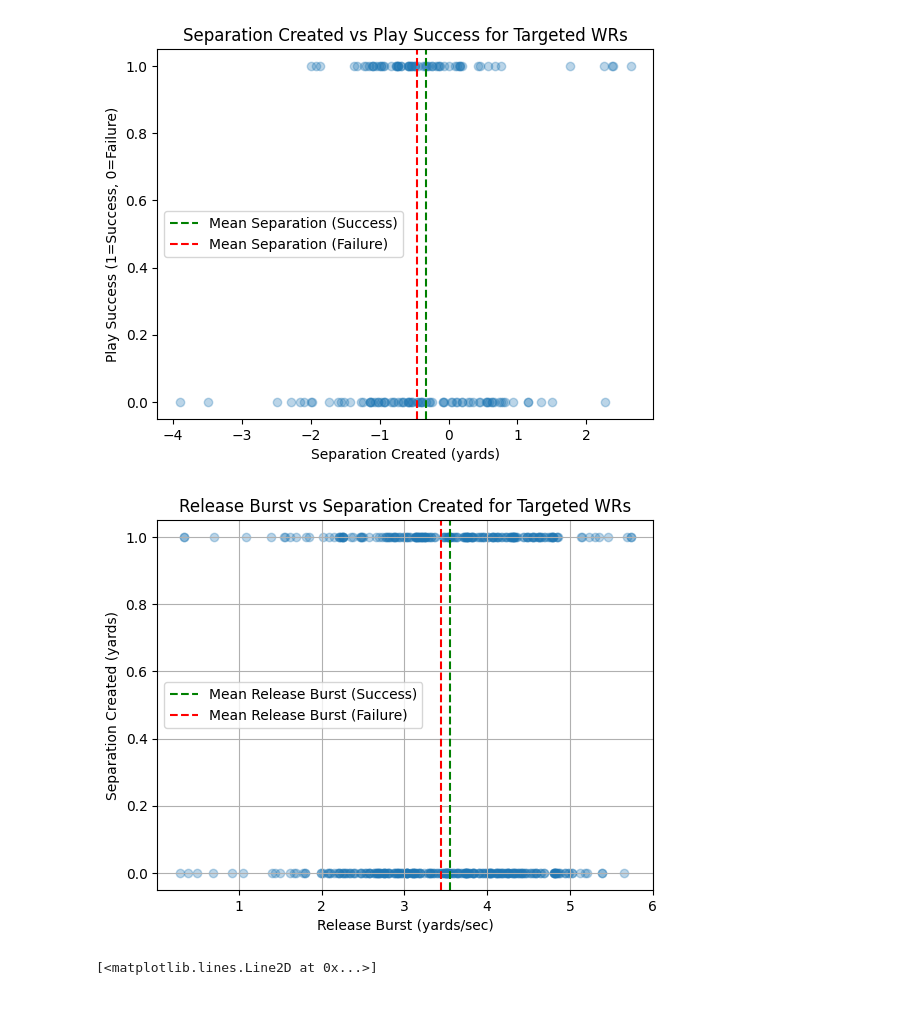
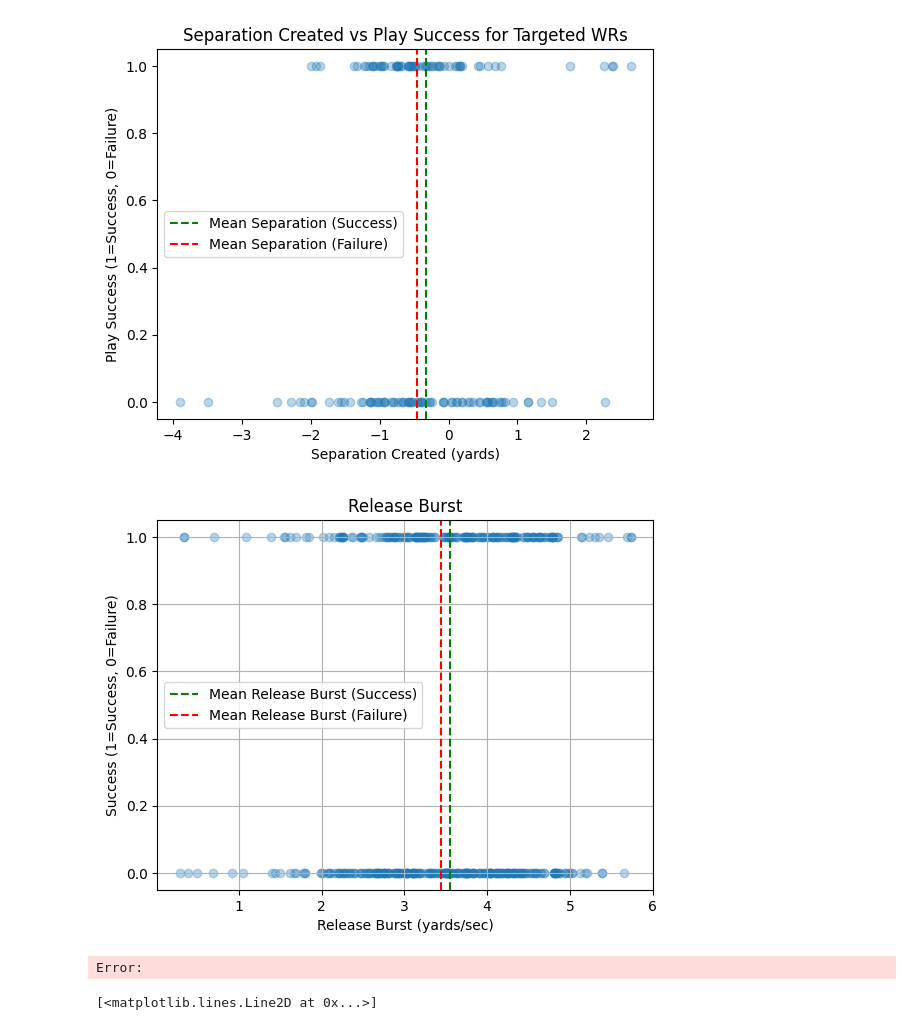
Before and after one commit to vp655/RavensRepo, a Jupyter notebook: burst.ipynb, the cells around one changed output. Saved outputs shown, nothing was run; the diff lists cells and outputs as text; code cells hidden in the pictures.

```diff
--- a/burst.ipynb
+++ b/burst.ipynb
@@ -316,17 +316,18 @@ succ_2 = targeted_df["successOff"].astype(int)
 # %%
 plt.scatter(release_burst, succ_2, alpha=0.3)
 plt.xlabel("Release Burst (yards/sec)")
-plt.ylabel("Separation Created (yards)")
-plt.title("Release Burst vs Separation Created for Targeted WRs")
+plt.ylabel("Success (1=Success, 0=Failure)")
+plt.title("Release Burst")
 # means
 mean_burst_success = release_burst[succ_2 == 1].mean()
 mean_burst_failure = release_burst[succ_2 == 0].mean()
 plt.axvline(mean_burst_success, color='g', linestyle='--', label='Mean Release Burst (Success)')
 plt.axvline(mean_burst_failure, color='r', linestyle='--', label='Mean Release Burst (Failure)')
 plt.legend()
 plt.grid(True)
 # %% [output]
-[figure, old version]
+[figure, new version]
+Error:
 # %%
 plt.plot(sep_created, non_zero_sep['Release Burst'], 'o', alpha=0.3)
 # %% [output]
```
Also changed, not shown: 1 other file.
